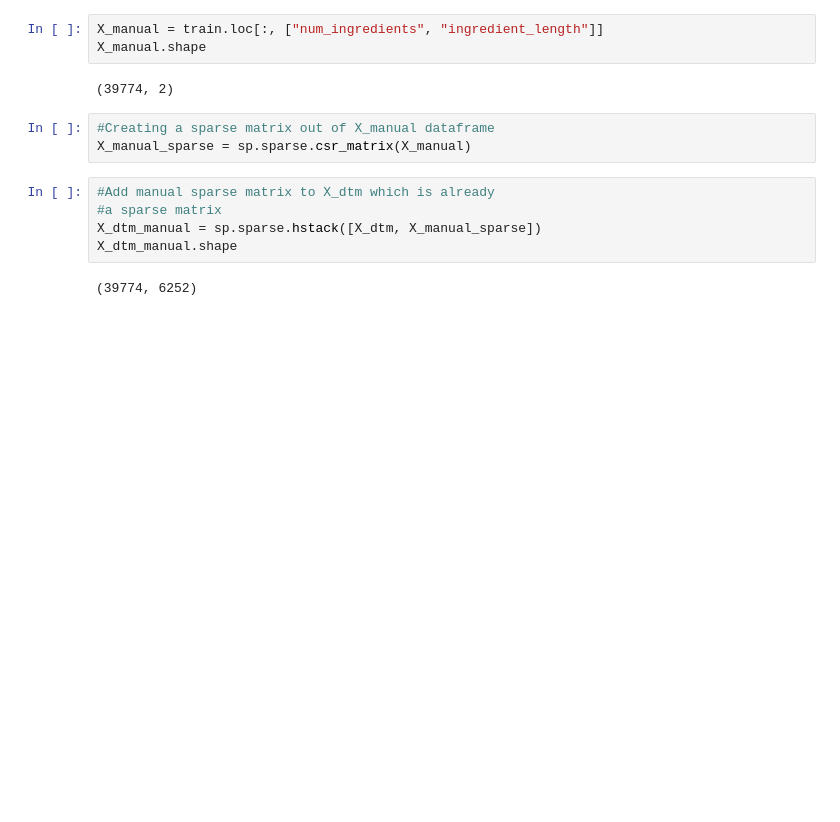
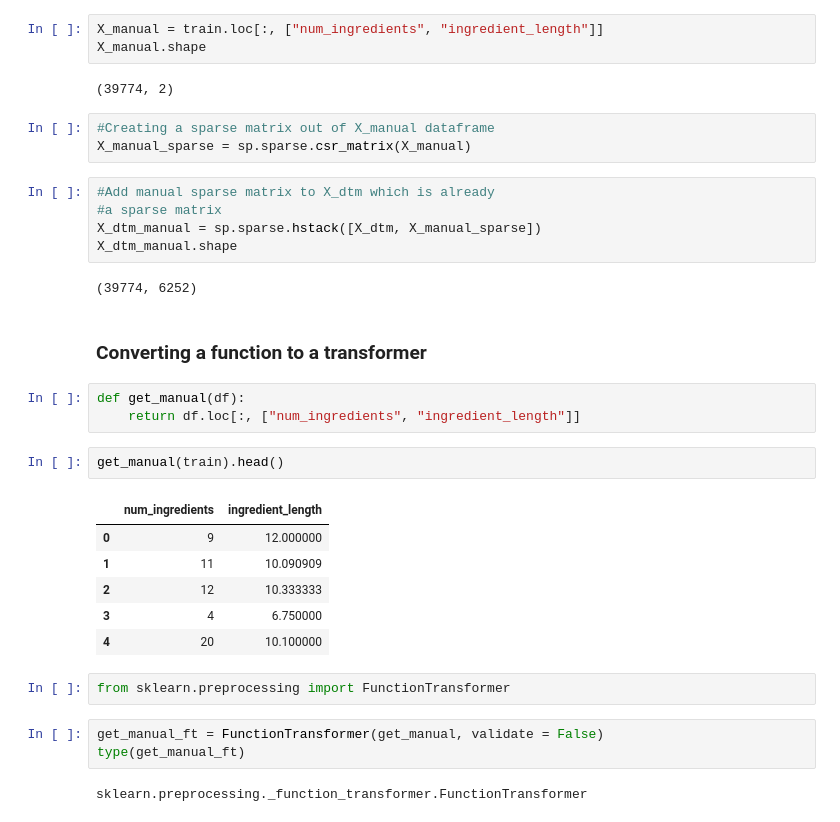
Before and after one commit to dehsheikh/Data_Science, a Jupyter notebook: NLP/06.ipynb, the cells around one changed output. Saved outputs shown, nothing was run; the diff lists cells and outputs as text; blank space fills up the shorter version.

```diff
--- a/NLP/06.ipynb
+++ b/NLP/06.ipynb
@@ -182,3 +182,24 @@ X_dtm_manual = sp.sparse.hstack([X_dtm, X_manual_sparse])
 X_dtm_manual.shape
 # %% [output]
 (39774, 6252)
+# %% [markdown]
+### Converting a function to a transformer
+# %%
+def get_manual(df):
+    return df.loc[:, ["num_ingredients", "ingredient_length"]]
+# %%
+get_manual(train).head()
+# %% [output]
+|  | num_ingredients | ingredient_length |
+| 0 | 9 | 12.000000 |
+| 1 | 11 | 10.090909 |
+| 2 | 12 | 10.333333 |
+| 3 | 4 | 6.750000 |
+| 4 | 20 | 10.100000 |
+# %%
+from sklearn.preprocessing import FunctionTransformer
+# %%
+get_manual_ft = FunctionTransformer(get_manual, validate = False)
+type(get_manual_ft)
+# %% [output]
+sklearn.preprocessing._function_transformer.FunctionTransformer
```
Also changed, not shown: parts of 30 cells of this notebook.
